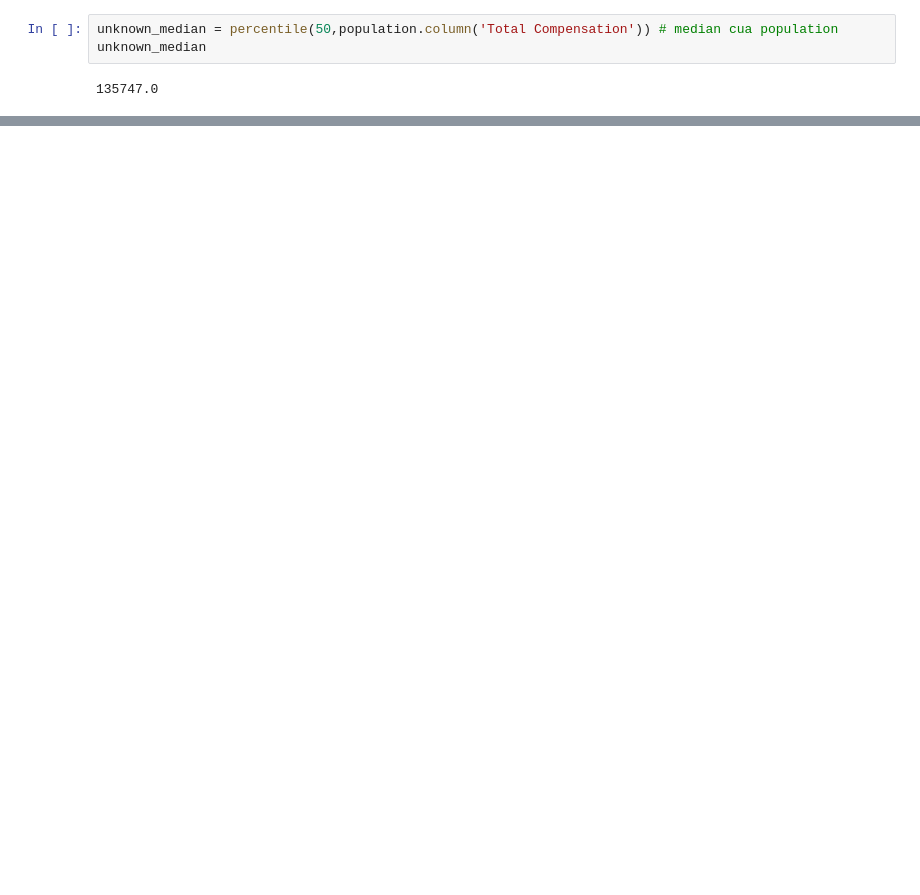
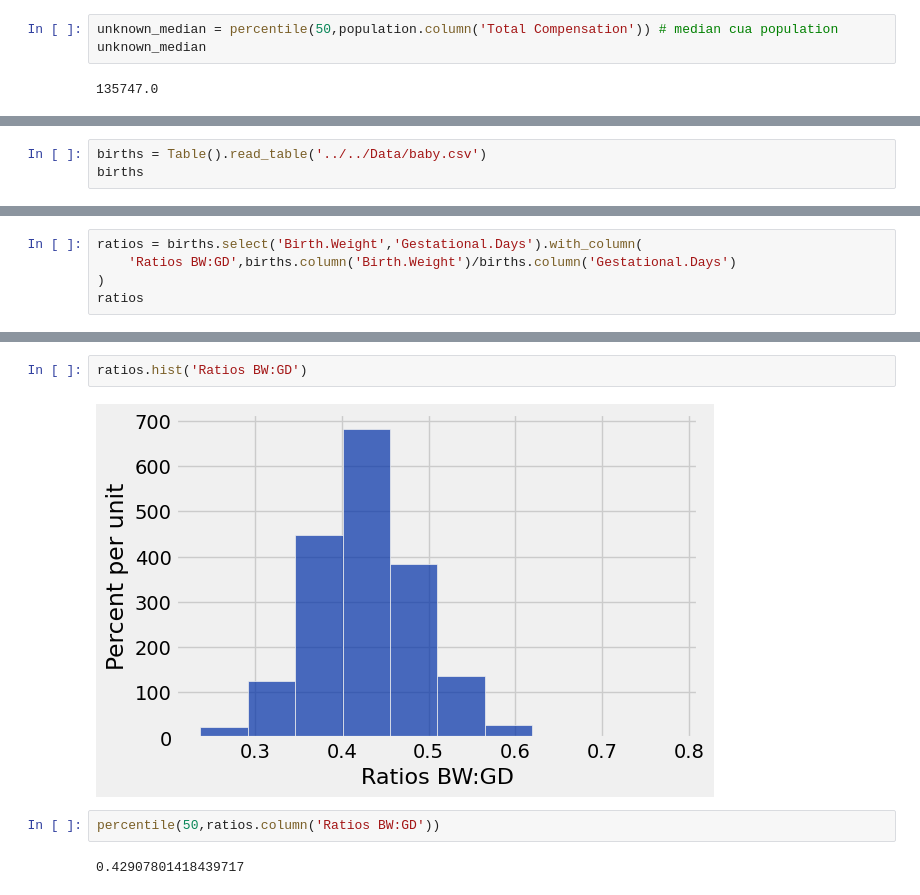
Before and after one commit to MYTWT/Data_Science, a Jupyter notebook: notebook/Numby/estimation.ipynb, the cells around one changed output, grey strips where cells are left out. Saved outputs shown, nothing was run; the diff lists cells and outputs as text; blank space fills up the shorter version.

Commit message:
Data Science: Estimation

```diff
--- a/notebook/Numby/estimation.ipynb
+++ b/notebook/Numby/estimation.ipynb
@@ -102,0 +173,3 @@ bootstrap_sample
+# %%
+births = Table().read_table('../../Data/baby.csv')
+births
@@ -102,0 +189,5 @@ bootstrap_sample
+# %%
+ratios = births.select('Birth.Weight','Gestational.Days').with_column(
+    'Ratios BW:GD',births.column('Birth.Weight')/births.column('Gestational.Days')
+)
+ratios
@@ -102,0 +207,8 @@ bootstrap_sample
+# %%
+ratios.hist('Ratios BW:GD')
+# %% [output]
+[figure, added]
+# %%
+percentile(50,ratios.column('Ratios BW:GD'))
+# %% [output]
+0.42907801418439717
```
Also changed, not shown: parts of 24 cells of this notebook, 4 other files.
